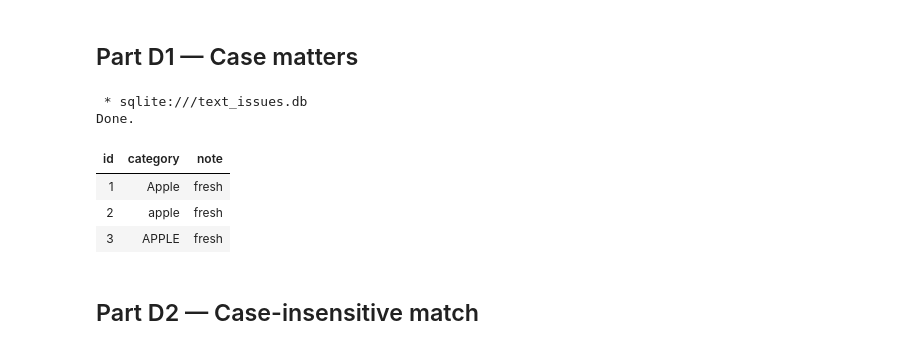
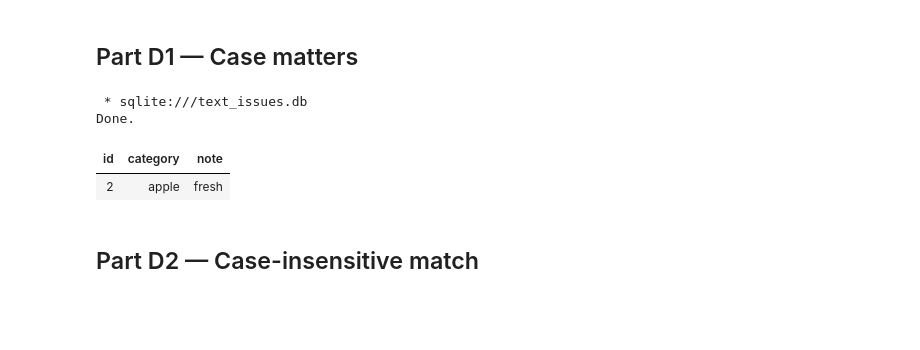
Before and after one commit to cwalsh24132/MIS2800, a Jupyter notebook: Walsh_IC4.ipynb, the cells around one changed output. Cells and saved outputs as stored; diff of their text form; code cells hidden in the pictures; blank space fills up the shorter version.

```diff
--- a/Walsh_IC4.ipynb
+++ b/Walsh_IC4.ipynb
@@ -237,14 +237,14 @@ Done.
 # %%
 %%sql
 -- Return rows where category = 'apple' (exact match).
-SELECT * FROM inventory_table WHERE LOWER(TRIM(category)) = 'apple'
+SELECT *
+FROM inventory_table
+WHERE category = 'apple';
 # %% [output]
  * sqlite:///text_issues.db
 Done.
 | id | category | note |
-| 1 | Apple | fresh |
 | 2 | apple | fresh |
-| 3 | APPLE | fresh |
 # %% [markdown]
 ## Part D2 — Case-insensitive match
 # %%
```
